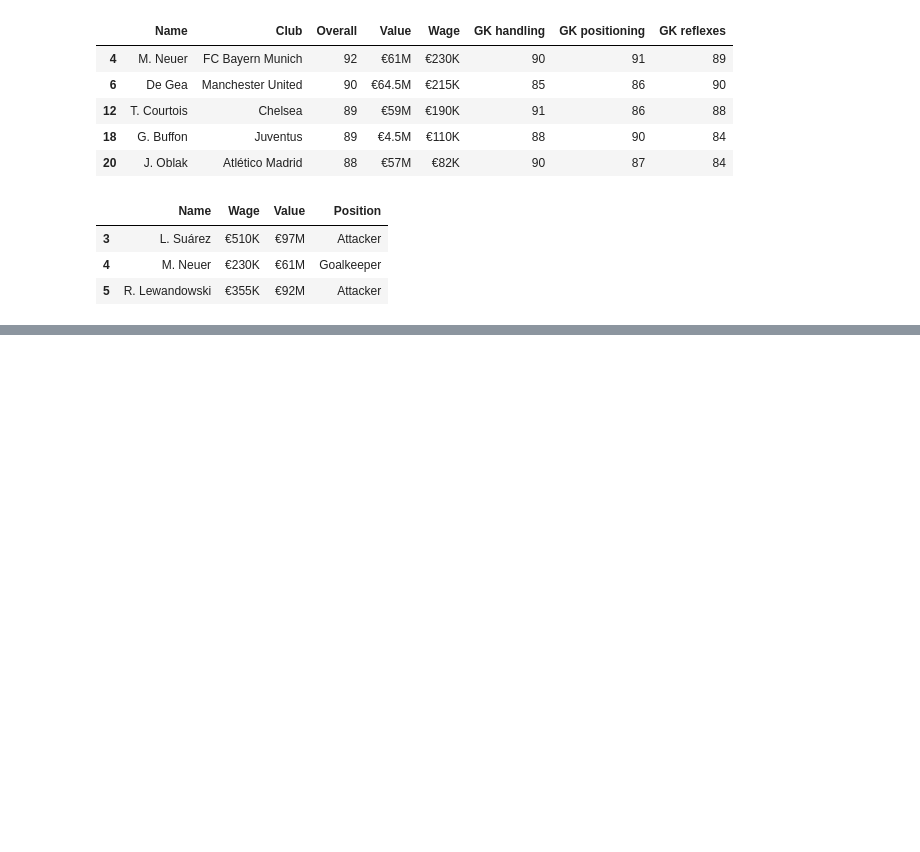
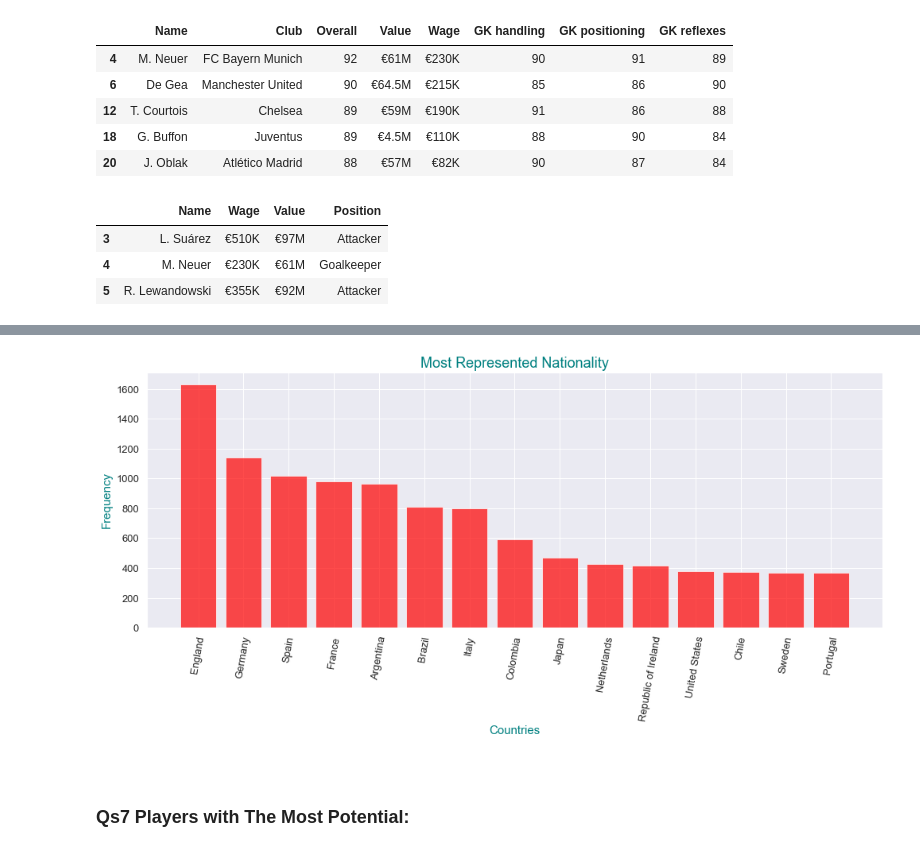
Before and after one commit to chineidu/Football_players, a Jupyter notebook: f_ballers.ipynb, the cells around one changed output, grey strips where cells are left out. Cells and saved outputs as stored; diff of their text form; code cells hidden in the pictures; blank space fills up the shorter version.

```diff
--- a/f_ballers.ipynb
+++ b/f_ballers.ipynb
@@ -312,0 +409,7 @@ df_3 = df_2.copy()
+# %%
+a = df_4.groupby('Nationality')[['Name']].agg(['count'])\
+        .apply(lambda x: x.sort_values(ascending=False)).reset_index()[:15]
+
+a.columns = ['Nationality', 'Frequency']
+
+a.head()
@@ -312,0 +423,19 @@ df_3 = df_2.copy()
+# %%
+plt.figure(figsize=(14,7))
+
+plt.bar('Nationality', 'Frequency', data=a, color='red', alpha=.7)
+plt.xticks(a['Nationality'], fontsize=13, rotation=80)
+plt.yticks(fontsize=13)
+
+plt.xlabel('Countries', fontsize=15, color='teal')
+plt.ylabel('Frequency', fontsize=15, color='teal')
+plt.title('Most Represented Nationality', fontsize=18, color='teal')
+
+plt.tight_layout()
+plt.show()
+# %% [output]
+[figure, added]
+# %% [markdown]
+<br>
+
+### Qs7  Players with The Most Potential:
```
Also changed, not shown: parts of 51 cells of this notebook.
